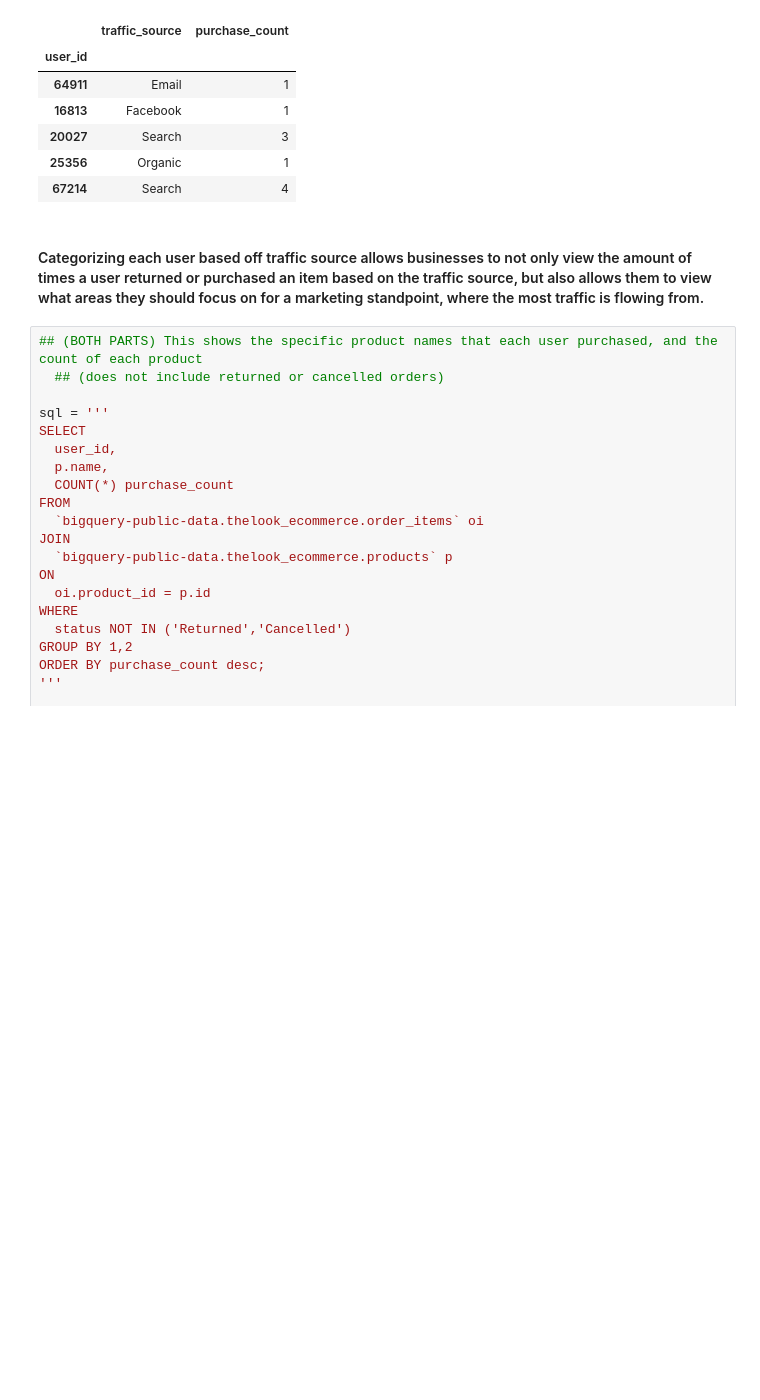
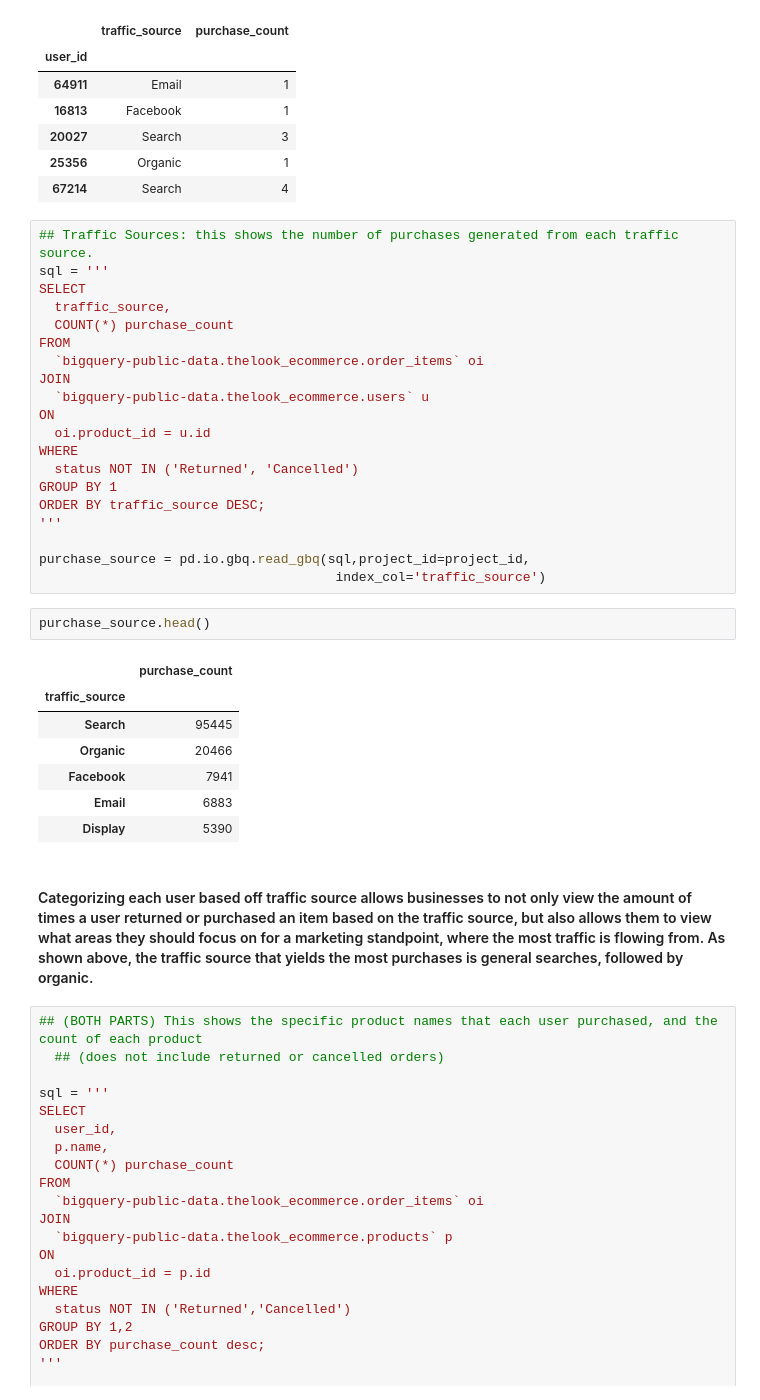
Before and after one commit to joeyfinley26/Project2, a Jupyter notebook: Project_2.ipynb, the cells around one changed output. Drawn from its saved outputs; the diff is of its cells as text; blank space fills up the shorter version.

```diff
--- a/Project_2.ipynb
+++ b/Project_2.ipynb
@@ -272,8 +272,38 @@ return_source.head()
 | 20027 | Search | 3 |
 | 25356 | Organic | 1 |
 | 67214 | Search | 4 |
+# %%
+## Traffic Sources: this shows the number of purchases generated from each traffic source.
+sql = '''
+SELECT
+  traffic_source,
+  COUNT(*) purchase_count
+FROM
+  `bigquery-public-data.thelook_ecommerce.order_items` oi
+JOIN
+  `bigquery-public-data.thelook_ecommerce.users` u
+ON
+  oi.product_id = u.id
+WHERE
+  status NOT IN ('Returned', 'Cancelled')
+GROUP BY 1
+ORDER BY traffic_source DESC;
+'''
+
+purchase_source = pd.io.gbq.read_gbq(sql,project_id=project_id,
+                                      index_col='traffic_source')
+# %%
+purchase_source.head()
+# %% [output]
+|  | purchase_count |
+| traffic_source |  |
+| Search | 95445 |
+| Organic | 20466 |
+| Facebook | 7941 |
+| Email | 6883 |
+| Display | 5390 |
 # %% [markdown]
-#### Categorizing each user based off traffic source allows businesses to not only view the amount of times a user returned or purchased an item based on the traffic source, but also allows them to view what areas they should focus on for a marketing standpoint, where the most traffic is flowing from.
+#### Categorizing each user based off traffic source allows businesses to not only view the amount of times a user returned or purchased an item based on the traffic source, but also allows them to view what areas they should focus on for a marketing standpoint, where the most traffic is flowing from. As shown above, the traffic source that yields the most purchases is general searches, followed by organic.
 # %%
 ## (BOTH PARTS) This shows the specific product names that each user purchased, and the count of each product
   ## (does not include returned or cancelled orders)
```
